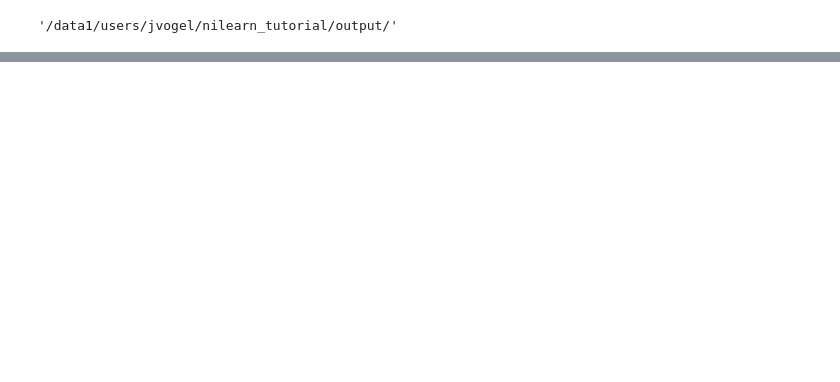
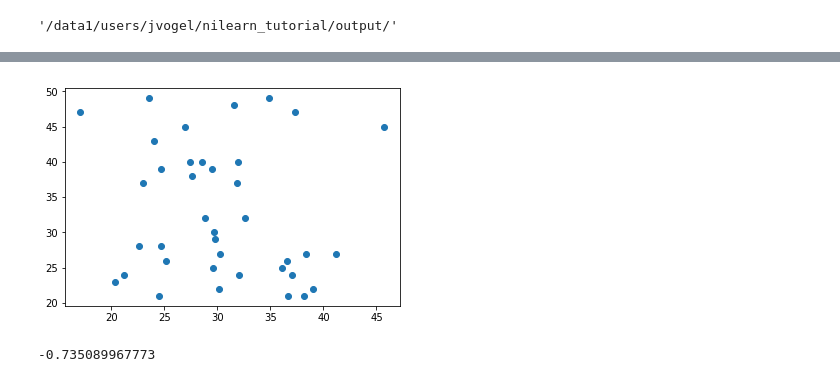
Before and after one commit to illdopejake/RS2018_Nilearn_tutorial, a Jupyter notebook: Reproducing_age_prediction.ipynb, the cells around one changed output, grey strips where cells are left out. Drawn from its saved outputs; the diff is of its cells as text; code cells hidden in the pictures; blank space fills up the shorter version.

```diff
--- a/Reproducing_age_prediction.ipynb
+++ b/Reproducing_age_prediction.ipynb
@@ -229,0 +351,12 @@ y_train.shape
+# %%
+loaded = np.load(os.path.join(output_dir,'CNP_func_gridsearch_age_18-09-21-16-57-18CNP_func%s_train_set.npz'%(
+                                                                                                parcellation)))
+X_train, y_train, random_subj_train = loaded['a'], loaded['b'], loaded['c']
+# %%
+loaded = np.load(os.path.join(output_dir,'CNP_func_gridsearch_age_18-09-21-16-57-18CNP_func%s_test_set.npz'%(
+                                                                                                parcellation)))
+X_test, y_test, random_subj_train = loaded['a'], loaded['b'], loaded['c']
+# %%
+print(y_train.shape)
+print(X_train.shape)
+X_train = np.reshape(X_train, (84, X_train.shape[2]))
@@ -229,0 +370,4 @@ y_train.shape
+# %%
+print(y_test.shape)
+print(X_test.shape)
+X_test = np.reshape(X_test, (38, X_test.shape[2]))
@@ -229,0 +438,8 @@ y_train.shape
+# %%
+plt.close()
+plt.scatter(predictions,y_test)
+plt.show()
+print(r2)
+# %% [output]
+[figure, added]
+-0.735089967773
```
Also changed, not shown: parts of 25 cells of this notebook.
